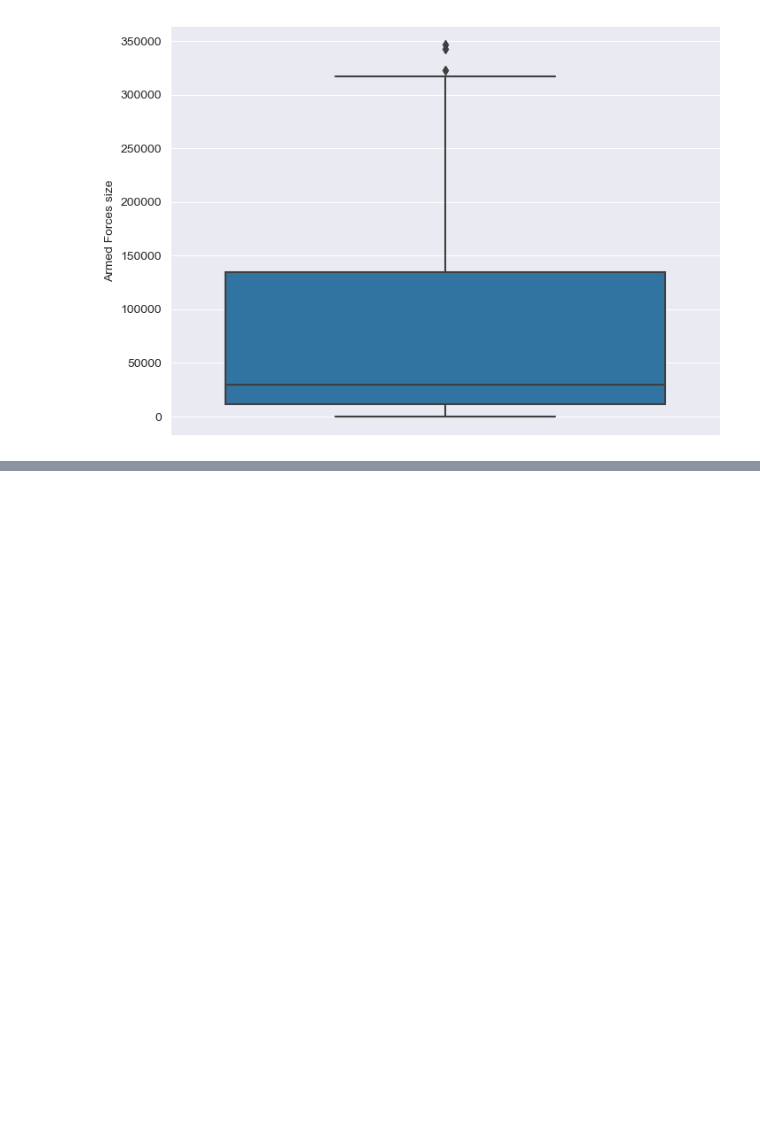
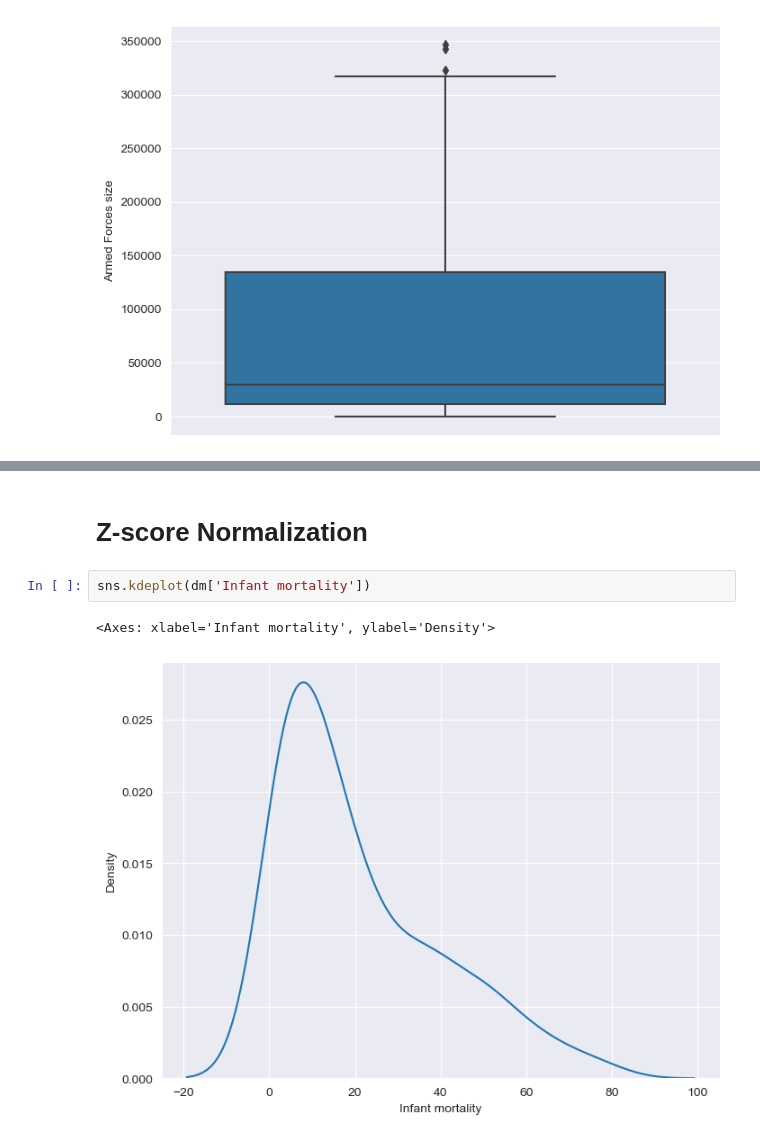
Before and after one commit to ShauryaMalhan/Data-trim, a Jupyter notebook: Shaurya221020448.ipynb, the cells around one changed output, grey strips where cells are left out. Saved outputs shown, nothing was run; the diff lists cells and outputs as text; blank space fills up the shorter version.

Commit message:
feature scaling & normalization

```diff
--- a/Shaurya221020448.ipynb
+++ b/Shaurya221020448.ipynb
@@ -598,0 +791,7 @@ plt.show()
+# %% [markdown]
+# Z-score Normalization
+# %%
+sns.kdeplot(dm['Infant mortality'])
+# %% [output]
+<Axes: xlabel='Infant mortality', ylabel='Density'>
+[figure, added]
```
Also changed, not shown: parts of 25 cells of this notebook.
